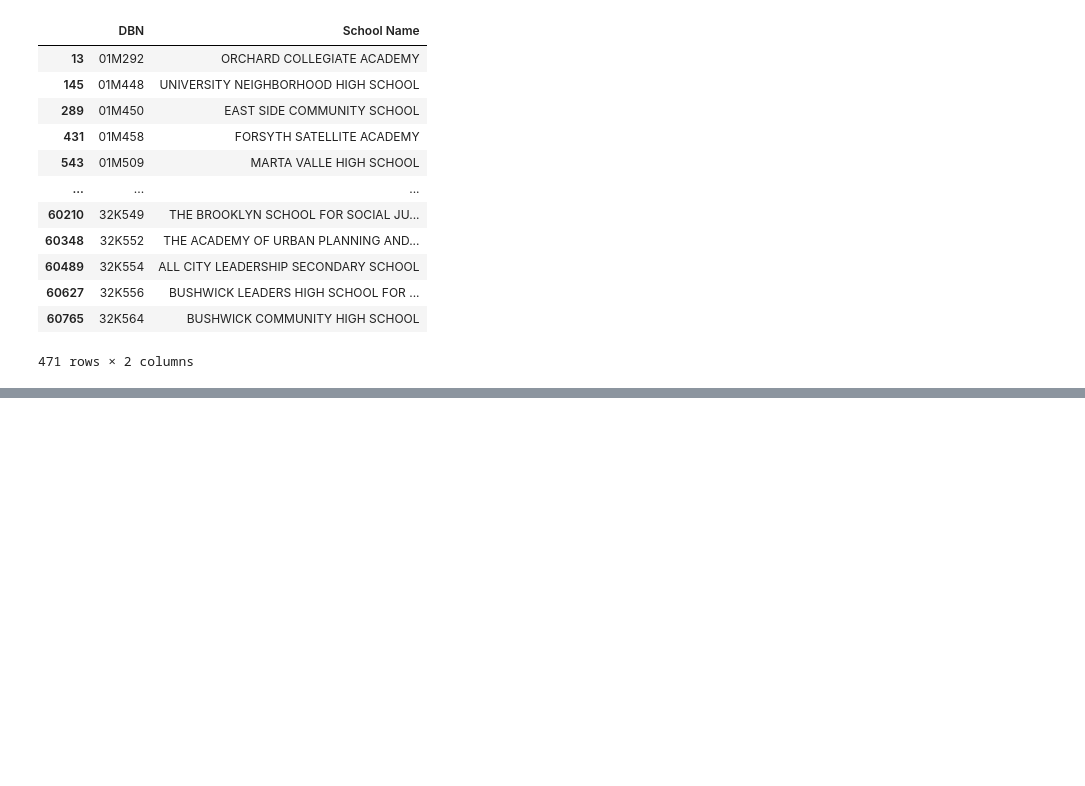
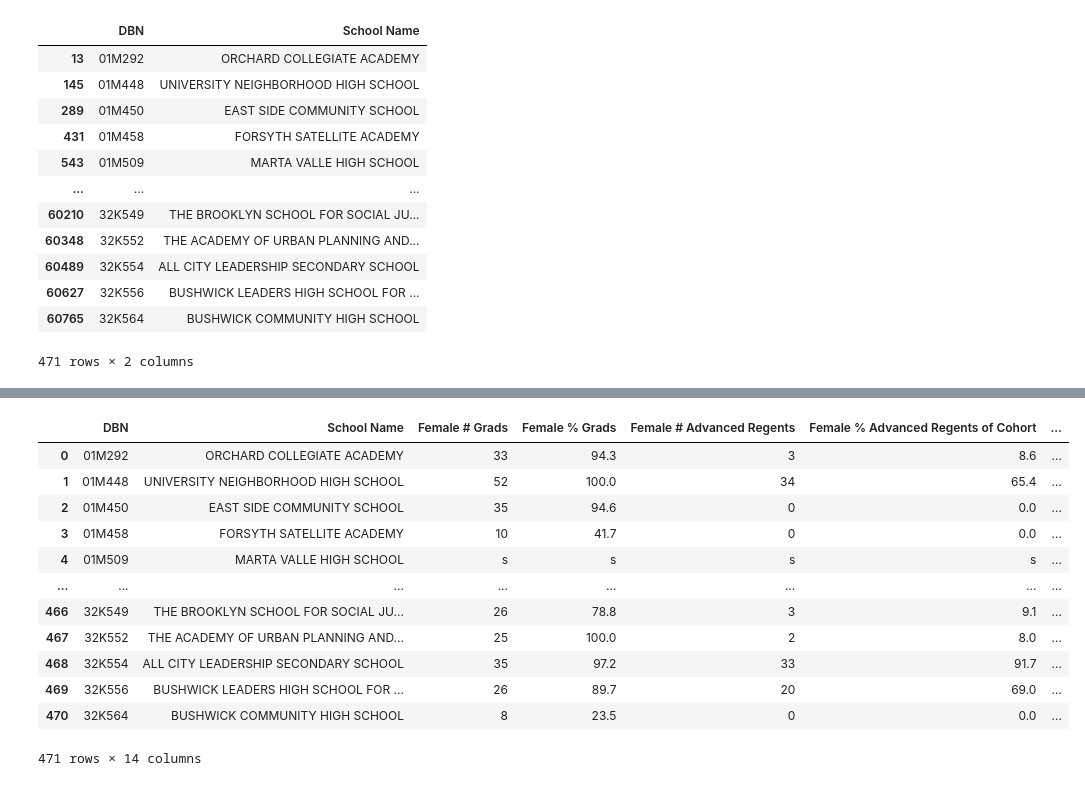
Before and after one commit to es2681/group_project, a Jupyter notebook: Transformed Data Tables/Gender.ipynb, the cells around one changed output, grey strips where cells are left out. Drawn from its saved outputs; the diff is of its cells as text; code cells hidden in the pictures; blank space fills up the shorter version.

Commit message:
Adding transformed gender data

```diff
--- a/Transformed Data Tables/Gender.ipynb
+++ b/Transformed Data Tables/Gender.ipynb
@@ -90,0 +123,18 @@ asian
+# %%
+gender = school_names.merge(female, how = 'left', on = 'DBN')
+gender = gender.merge(male, how = 'left', on = 'DBN')
+gender
+# %% [output]
+|  | DBN | School Name | Female # Grads | Female % Grads | Female # Advanced Regents | Female % Advanced Regents of Cohort | ... |
+| 0 | 01M292 | ORCHARD COLLEGIATE ACADEMY | 33 | 94.3 | 3 | 8.6 | ... |
+| 1 | 01M448 | UNIVERSITY NEIGHBORHOOD HIGH SCHOOL | 52 | 100.0 | 34 | 65.4 | ... |
+| 2 | 01M450 | EAST SIDE COMMUNITY SCHOOL | 35 | 94.6 | 0 | 0.0 | ... |
+| 3 | 01M458 | FORSYTH SATELLITE ACADEMY | 10 | 41.7 | 0 | 0.0 | ... |
+| 4 | 01M509 | MARTA VALLE HIGH SCHOOL | s | s | s | s | ... |
+| ... | ... | ... | ... | ... | ... | ... | ... |
+| 466 | 32K549 | THE BROOKLYN SCHOOL FOR SOCIAL JU... | 26 | 78.8 | 3 | 9.1 | ... |
+| 467 | 32K552 | THE ACADEMY OF URBAN PLANNING AND... | 25 | 100.0 | 2 | 8.0 | ... |
+| 468 | 32K554 | ALL CITY LEADERSHIP SECONDARY SCHOOL | 35 | 97.2 | 33 | 91.7 | ... |
+| 469 | 32K556 | BUSHWICK LEADERS HIGH SCHOOL FOR ... | 26 | 89.7 | 20 | 69.0 | ... |
+| 470 | 32K564 | BUSHWICK COMMUNITY HIGH SCHOOL | 8 | 23.5 | 0 | 0.0 | ... |
+471 rows × 14 columns
```
Also changed, not shown: parts of 2 cells of this notebook.
